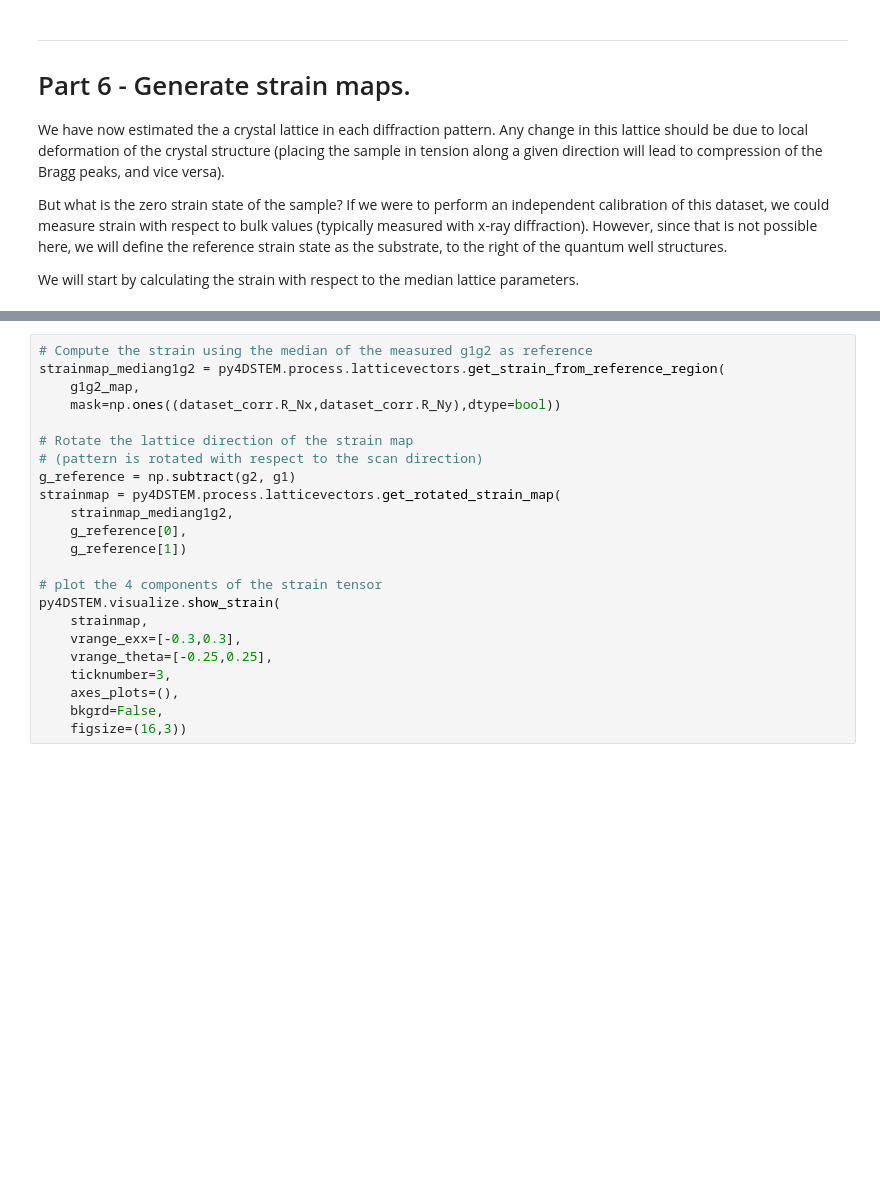
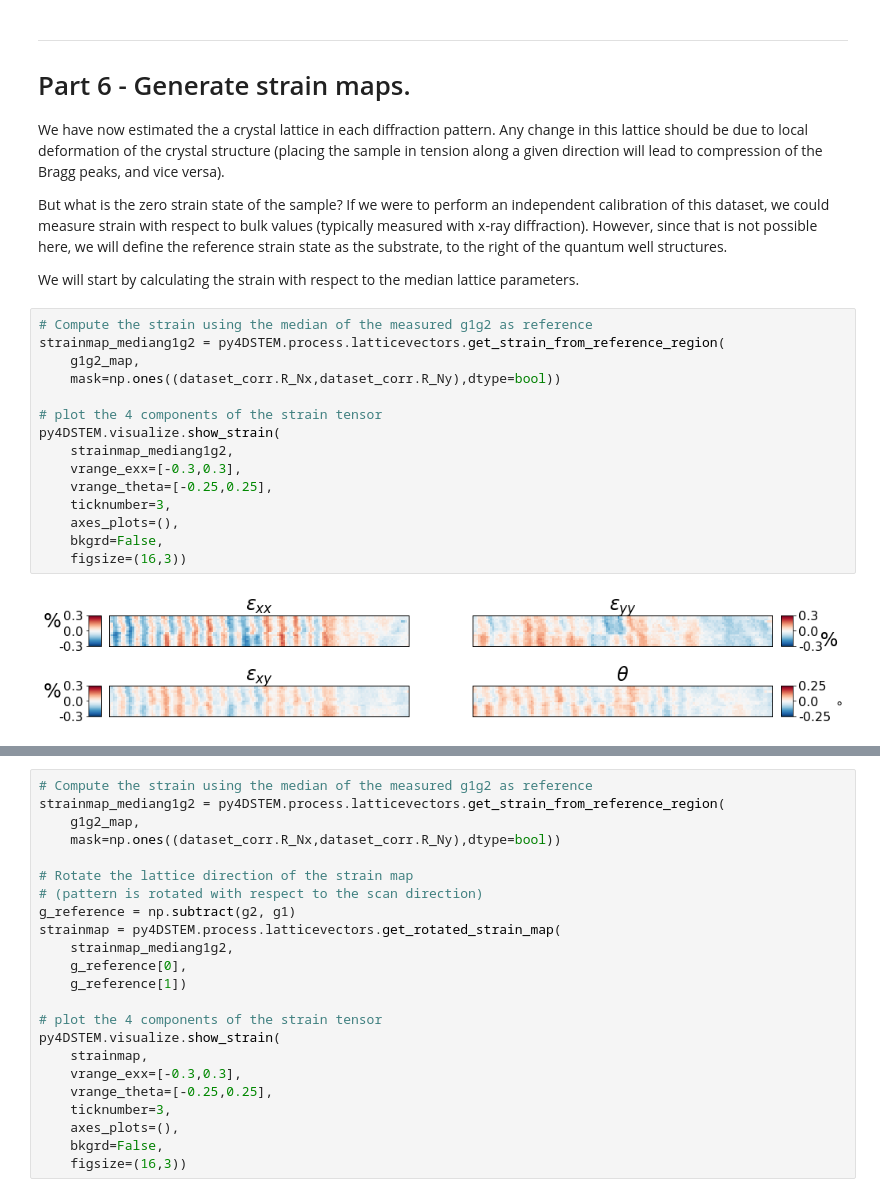
Before and after one commit to py4dstem/py4DSTEM_tutorials, a Jupyter notebook: strain_crystalline/strain_simple_quantum_well.ipynb, the cells around one changed output, grey strips where cells are left out. Saved outputs shown, nothing was run; the diff lists cells and outputs as text; blank space fills up the shorter version.

```diff
--- a/strain_crystalline/strain_simple_quantum_well.ipynb
+++ b/strain_crystalline/strain_simple_quantum_well.ipynb
@@ -511,3 +514,20 @@ We have now estimated the a crystal lattice in each diffraction pattern. Any cha
 But what is the zero strain state of the sample? If we were to perform an independent calibration of this dataset, we could measure strain with respect to bulk values (typically measured with x-ray diffraction). However, since that is not possible here, we will define the reference strain state as the substrate, to the right of the quantum well structures.
 
 We will start by calculating the strain with respect to the median lattice parameters.
+# %%
+# Compute the strain using the median of the measured g1g2 as reference
+strainmap_mediang1g2 = py4DSTEM.process.latticevectors.get_strain_from_reference_region(
+    g1g2_map,
+    mask=np.ones((dataset_corr.R_Nx,dataset_corr.R_Ny),dtype=bool))
+
+# plot the 4 components of the strain tensor
+py4DSTEM.visualize.show_strain(
+    strainmap_mediang1g2,
+    vrange_exx=[-0.3,0.3],
+    vrange_theta=[-0.25,0.25],
+    ticknumber=3,
+    axes_plots=(),
+    bkgrd=False,
+    figsize=(16,3))
+# %% [output]
+[figure, added]
```
Also changed, not shown: parts of 3 cells of this notebook.
